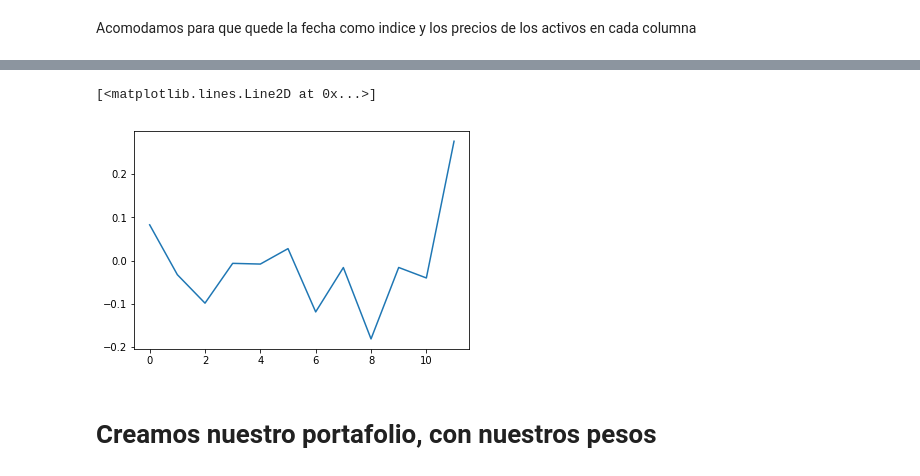
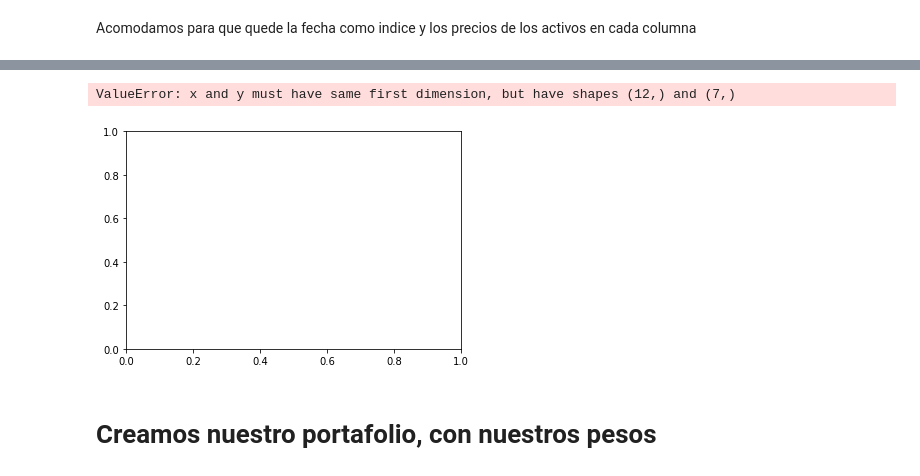
Before and after one commit to luisontaneda/DVY, a Jupyter notebook: Laboratorio 1.ipynb, the cells around one changed output, grey strips where cells are left out. Cells and saved outputs as stored; diff of their text form; code cells hidden in the pictures.

```diff
--- a/Laboratorio 1.ipynb
+++ b/Laboratorio 1.ipynb
@@ -92,0 +84,12 @@ rendsprimerpeso
+# %%
+tw2017 = rebalanceo(tws,2017)
+tw2018 = rebalanceo(tws,2018)
+# %%
+rendtw2017 = rendmes(tw2017)
+rendtw2018 = rendmes(tw2018)
+# %%
+mediaxmes2017,volxmes2017=mevo(rendtw2017)
+mediaxmes2018,volxmes2018=mevo(rendtw2018)
+# %%
+r2017 = rendxpeso(mediaxmes2017,tw2017)
+r2018 = rendxpeso(mediaxmes2018,tw2018)
@@ -93,8 +109,8 @@ rendsprimerpeso
 # %%
-plt.plot(np.arange(len(rendsprimerpeso)),rendsprimerpeso)
+plt.plot(np.arange(len(r2017[0])),r2017[5])
 # %% [output]
-[<matplotlib.lines.Line2D at 0x...>]
+ValueError: x and y must have same first dimension, but have shapes (12,) and (7,)
-[figure, old version]
+[figure, new version]
 # %% [markdown]
 # Creamos nuestro portafolio, con nuestros pesos
 # %%
```
Also changed, not shown: parts of 14 cells of this notebook.
